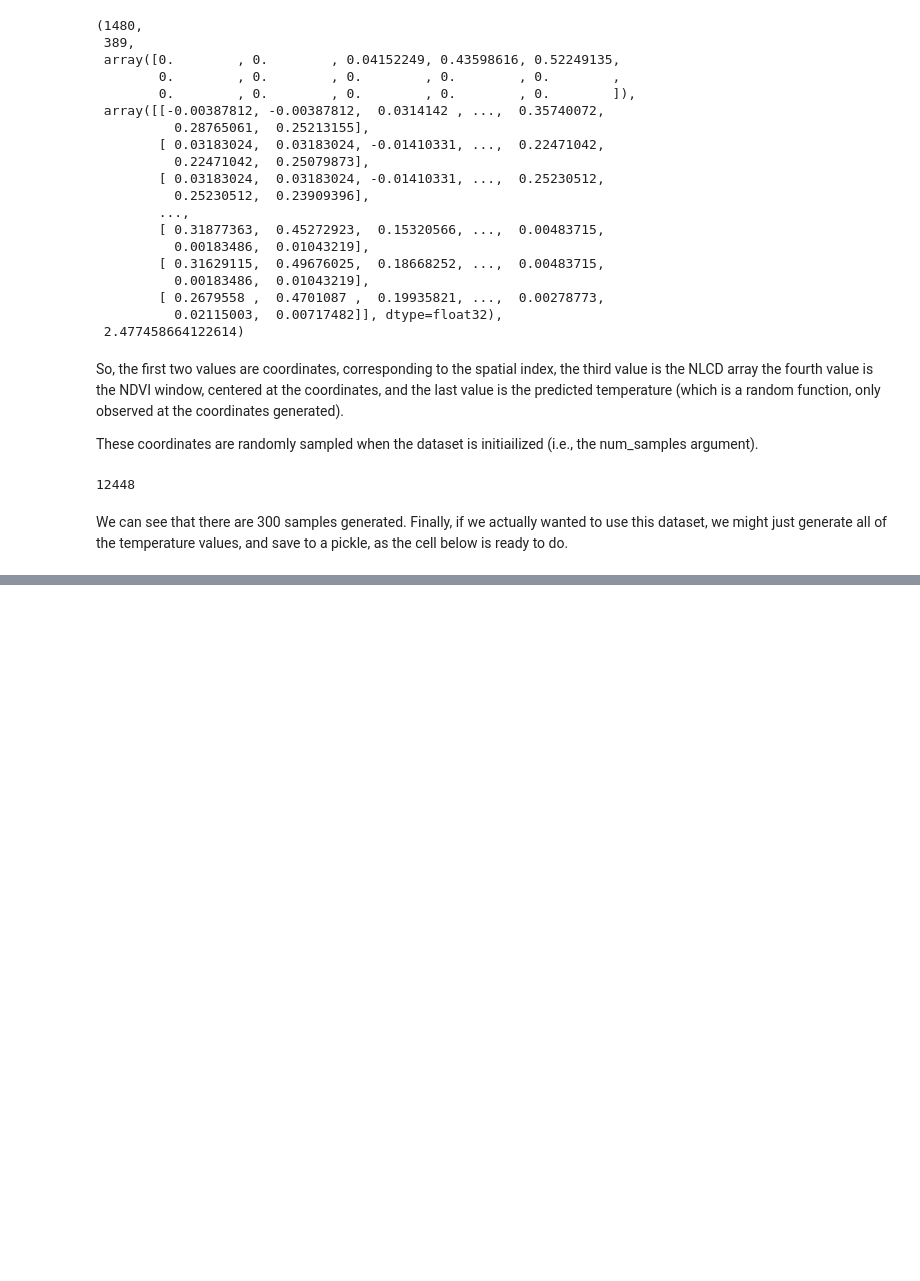
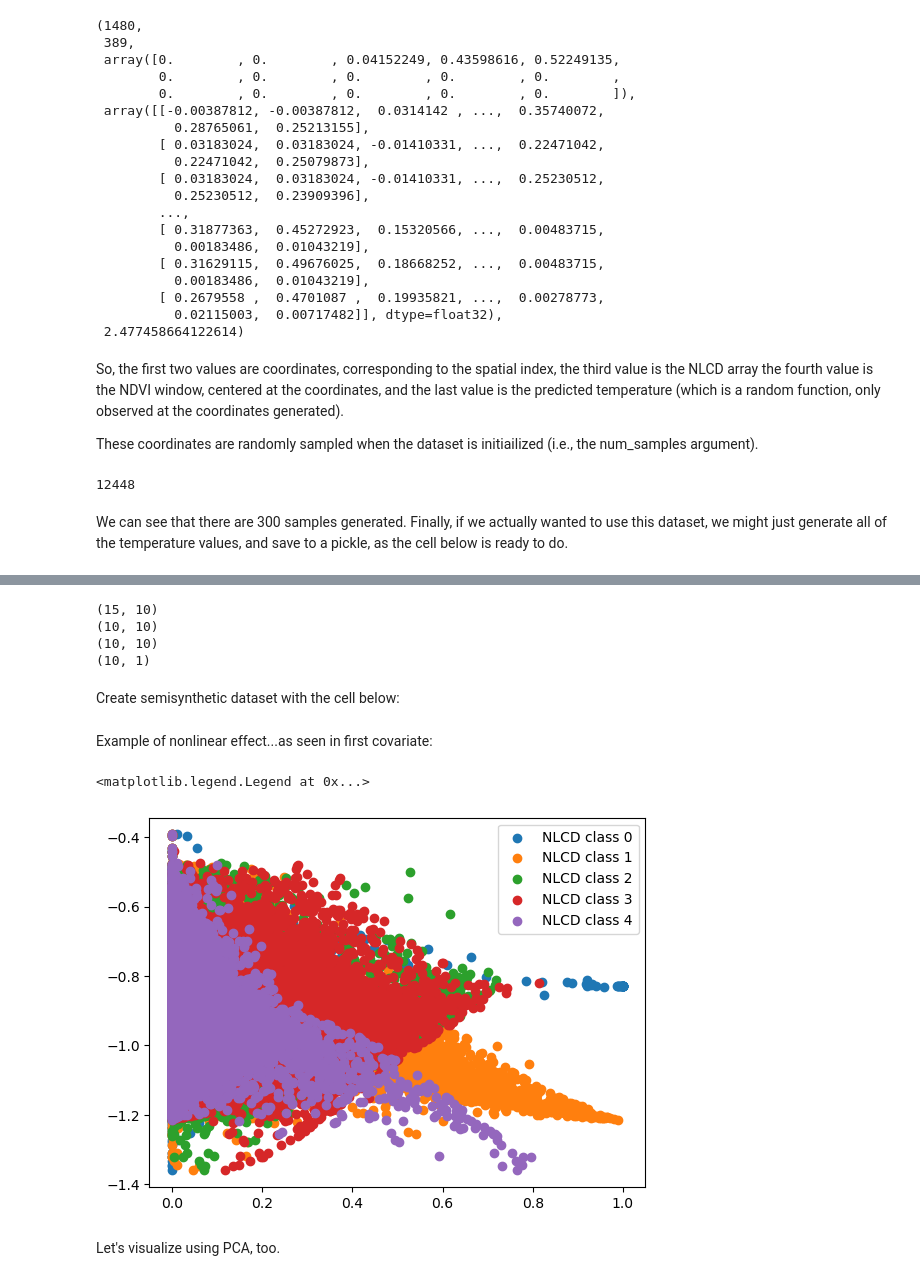
Before and after one commit to jzy95310/deep_sci, a Jupyter notebook: data/generate_semisynthetic_dataset.ipynb, the cells around one changed output, grey strips where cells are left out. Cells and saved outputs as stored; diff of their text form; code cells hidden in the pictures; blank space fills up the shorter version.

Commit message:
Made obs confounding variable non-linear

```diff
--- a/data/generate_semisynthetic_dataset.ipynb
+++ b/data/generate_semisynthetic_dataset.ipynb
@@ -251,0 +264,12 @@ with open("./pickles/semisynthetic_durham.pkl", "wb") as f:
+# %%
+# Use the package, along with the given arguments to create
+# an instance of the dataset
+sd = spatial_dataset.SpatialDataset(
+    "./durham/",
+    25,
+    12448,
+    10,
+    non_linear_confound = True,
+    conf_layers = 3,
+    conf_hidden = 10
+)
@@ -251,0 +280,42 @@ with open("./pickles/semisynthetic_durham.pkl", "wb") as f:
+# %%
+for row in sd.confound.coefs:
+    print(row.shape)
+# %% [output]
+(15, 10)
+(10, 10)
+(10, 10)
+(10, 1)
+# %% [markdown]
+Create semisynthetic dataset with the cell below:
+# %%
+# To actually create the dataset for use, we are going to generate all of the data and save it.
+data = []
+
+for val in range(len(sd)):
+    data.append(sd[val])
+
+# IF YOU WANT TO SAVE THE DATA, UNCOMMENT THIS CODE
+# import pickle
+# # Save to a pickle file# with open("./pickles/semisynthetic_durham.pkl", "wb") as f:
+#     pickle.dump(data, f)
+# %%
+# Let's visualize this non-linear function
+nlcd = []
+t = []
+for row in data:
+    nlcd.append(row[2])
+    t.append(sd.confound(row[2]))
+
+nlcd = np.array(nlcd)
+# %% [markdown]
+Example of nonlinear effect...as seen in first covariate:
+# %%
+for i in [0, 1, 2, 3 , 4]:
+    plt.scatter(nlcd[:, i], t, label = "NLCD class " + str(i))
+
+plt.legend()
+# %% [output]
+<matplotlib.legend.Legend at 0x...>
+[figure, added]
+# %% [markdown]
+Let's visualize using PCA, too.
```
Also changed, not shown: parts of 7 cells of this notebook, 1 other file.
